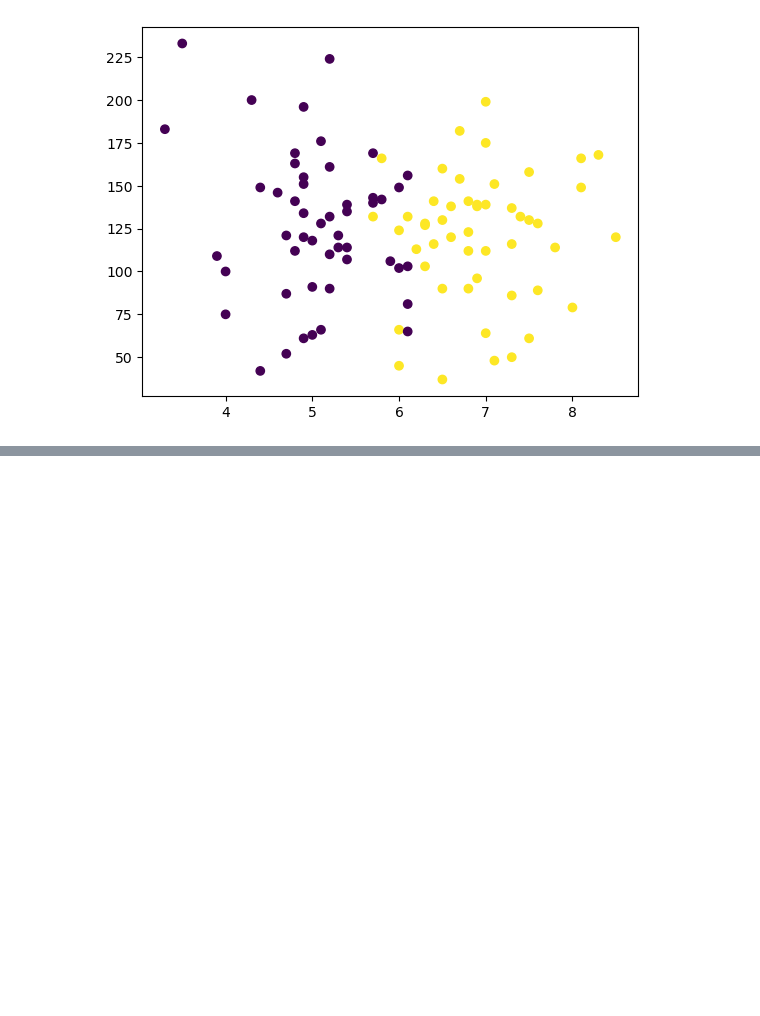
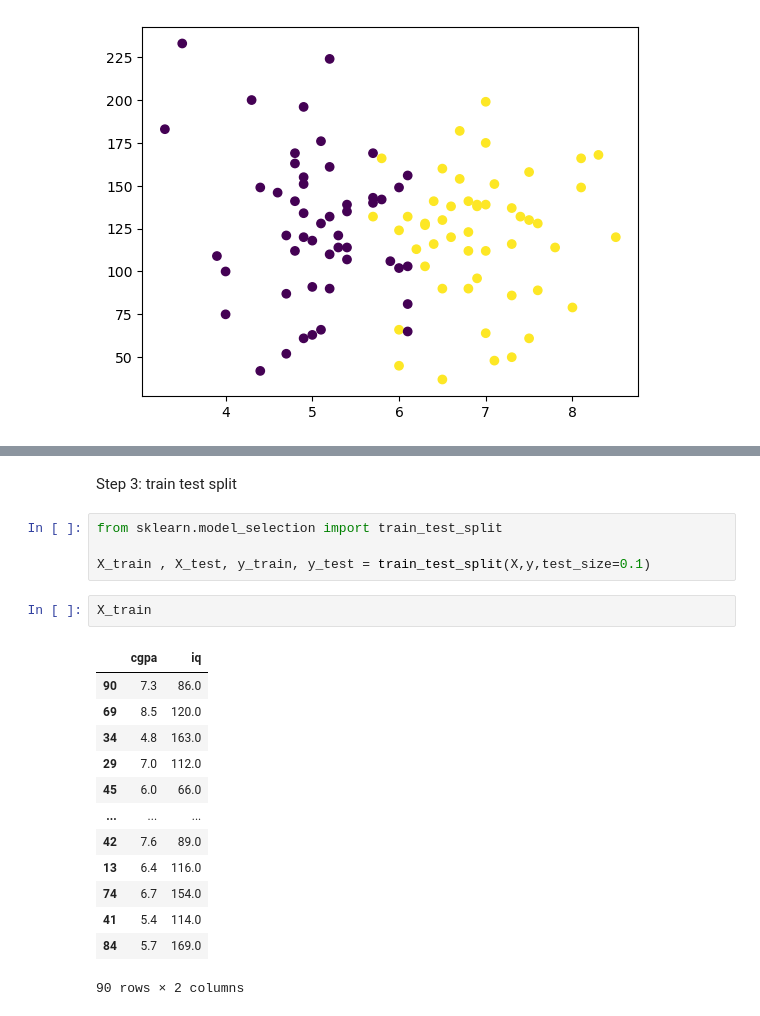
Before and after one commit to Foolmannn/ml-learnings, a Jupyter notebook: 2SimpleML_Project/placement_predict.ipynb, the cells around one changed output, grey strips where cells are left out. Saved outputs shown, nothing was run; the diff lists cells and outputs as text; blank space fills up the shorter version.

```diff
--- a/2SimpleML_Project/placement_predict.ipynb
+++ b/2SimpleML_Project/placement_predict.ipynb
@@ -69,0 +110,22 @@ plt.scatter(df['cgpa'],df['iq'],c=df['placement'])
+# %% [markdown]
+Step 3: train test split
+# %%
+from sklearn.model_selection import train_test_split
+
+X_train , X_test, y_train, y_test = train_test_split(X,y,test_size=0.1)
+# %%
+X_train
+# %% [output]
+|  | cgpa | iq |
+| 90 | 7.3 | 86.0 |
+| 69 | 8.5 | 120.0 |
+| 34 | 4.8 | 163.0 |
+| 29 | 7.0 | 112.0 |
+| 45 | 6.0 | 66.0 |
+| ... | ... | ... |
+| 42 | 7.6 | 89.0 |
+| 13 | 6.4 | 116.0 |
+| 74 | 6.7 | 154.0 |
+| 41 | 5.4 | 114.0 |
+| 84 | 5.7 | 169.0 |
+90 rows × 2 columns
```
Also changed, not shown: parts of 25 cells of this notebook.
